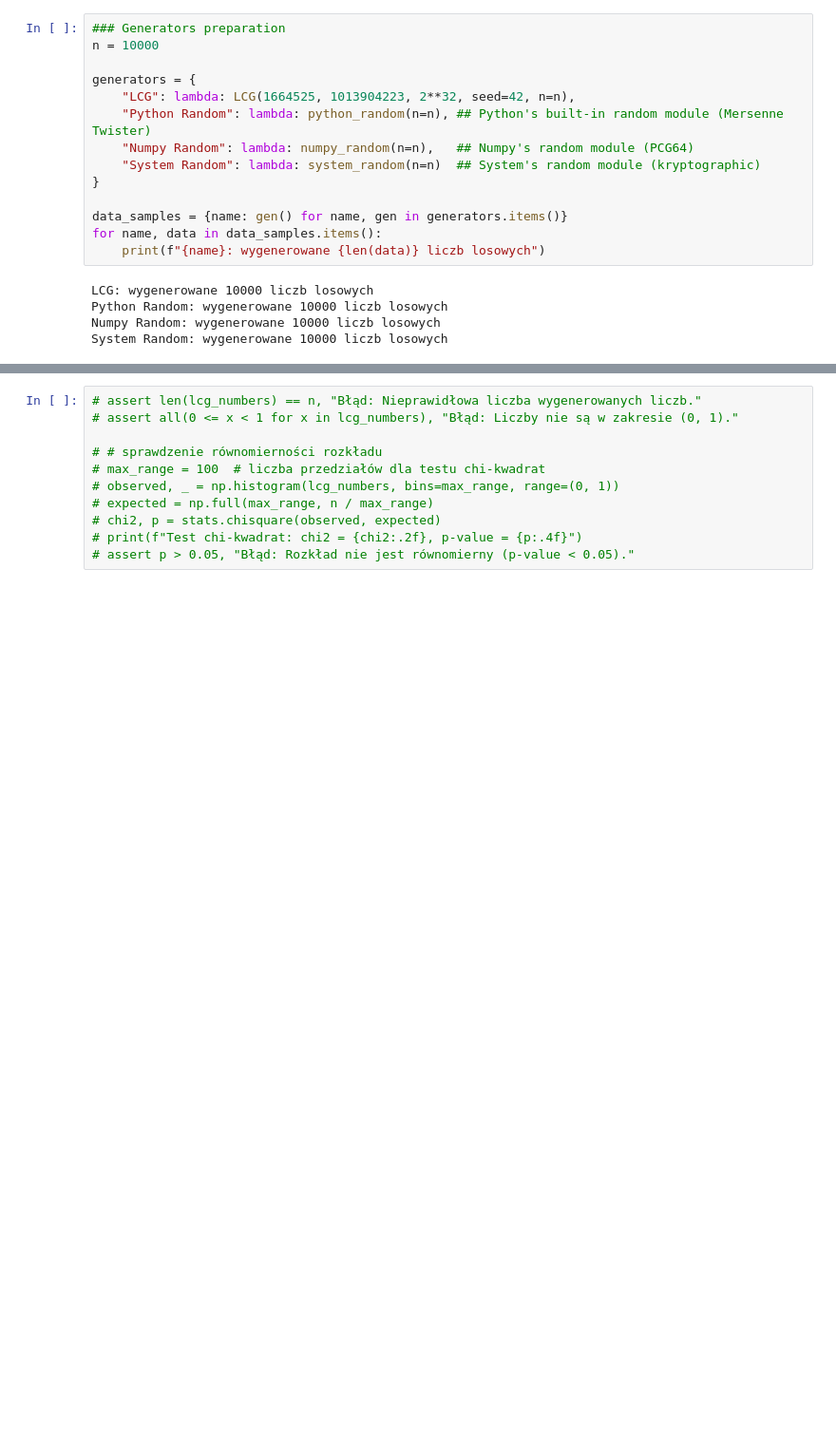
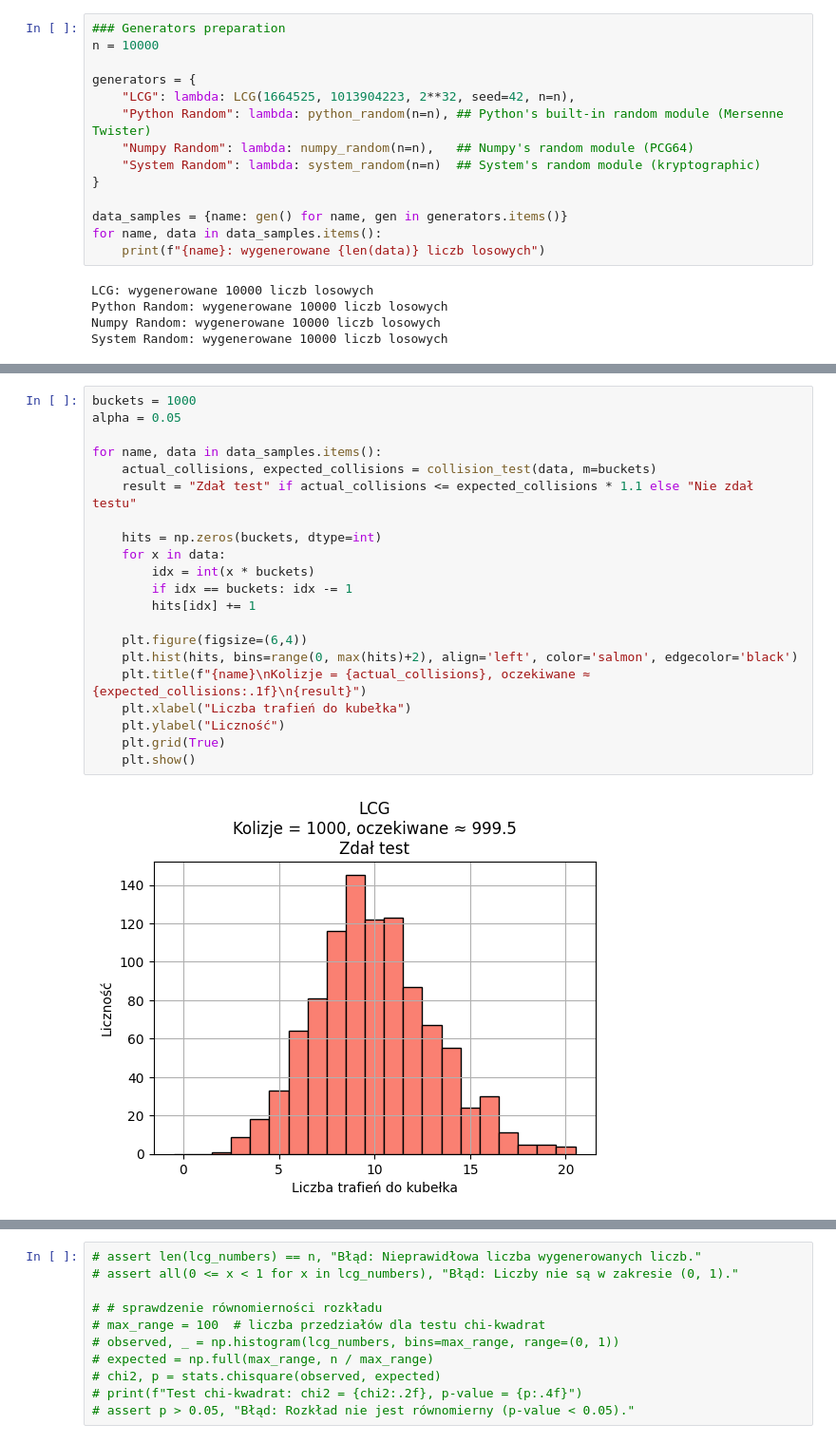
Before and after one commit to SzymonKielich/PRNG-Test, a Jupyter notebook: projekt.ipynb, the cells around one changed output, grey strips where cells are left out. Shown at 95% size. Drawn from its saved outputs; the diff is of its cells as text; blank space fills up the shorter version.

```diff
--- a/projekt.ipynb
+++ b/projekt.ipynb
@@ -60,0 +139,23 @@ plt.show()
+# %%
+buckets = 1000
+alpha = 0.05
+
+for name, data in data_samples.items():
+    actual_collisions, expected_collisions = collision_test(data, m=buckets)
+    result = "Zdał test" if actual_collisions <= expected_collisions * 1.1 else "Nie zdał testu"
+
+    hits = np.zeros(buckets, dtype=int)
+    for x in data:
+        idx = int(x * buckets)
+        if idx == buckets: idx -= 1
+        hits[idx] += 1
+
+    plt.figure(figsize=(6,4))
+    plt.hist(hits, bins=range(0, max(hits)+2), align='left', color='salmon', edgecolor='black')
+    plt.title(f"{name}\nKolizje = {actual_collisions}, oczekiwane ≈ {expected_collisions:.1f}\n{result}")
+    plt.xlabel("Liczba trafień do kubełka")
+    plt.ylabel("Liczność")
+    plt.grid(True)
+    plt.show()
+# %% [output]
+[figure, added]
```
Also changed, not shown: parts of 6 cells of this notebook, 1 other file.
